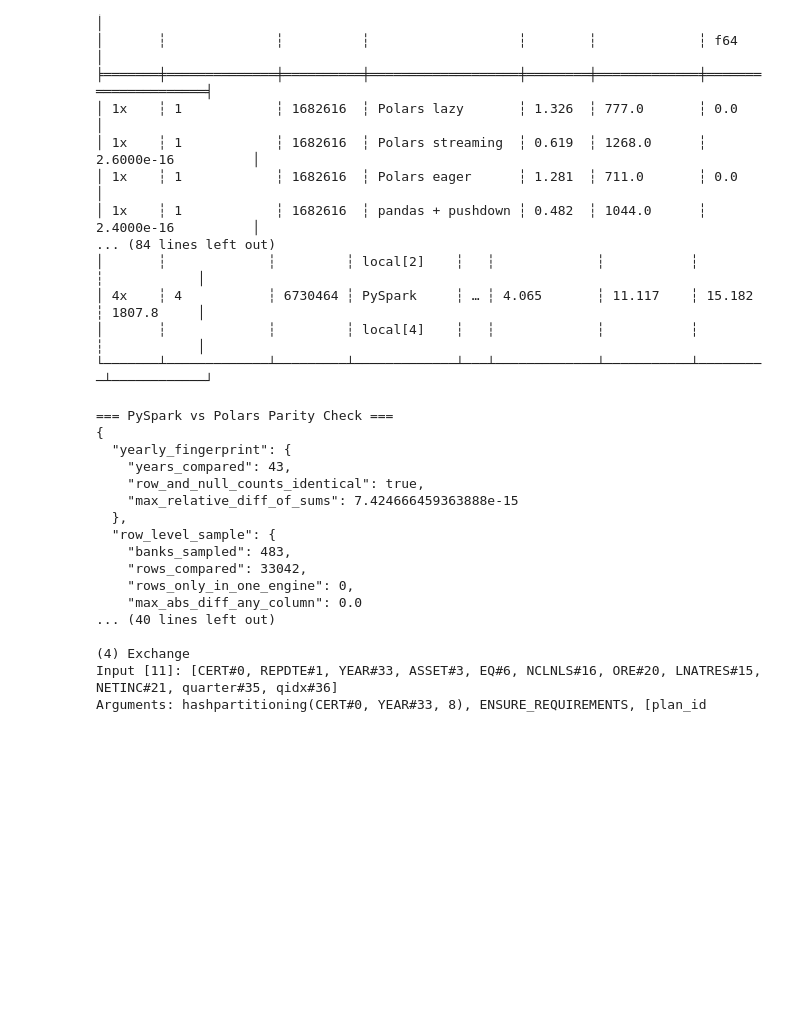
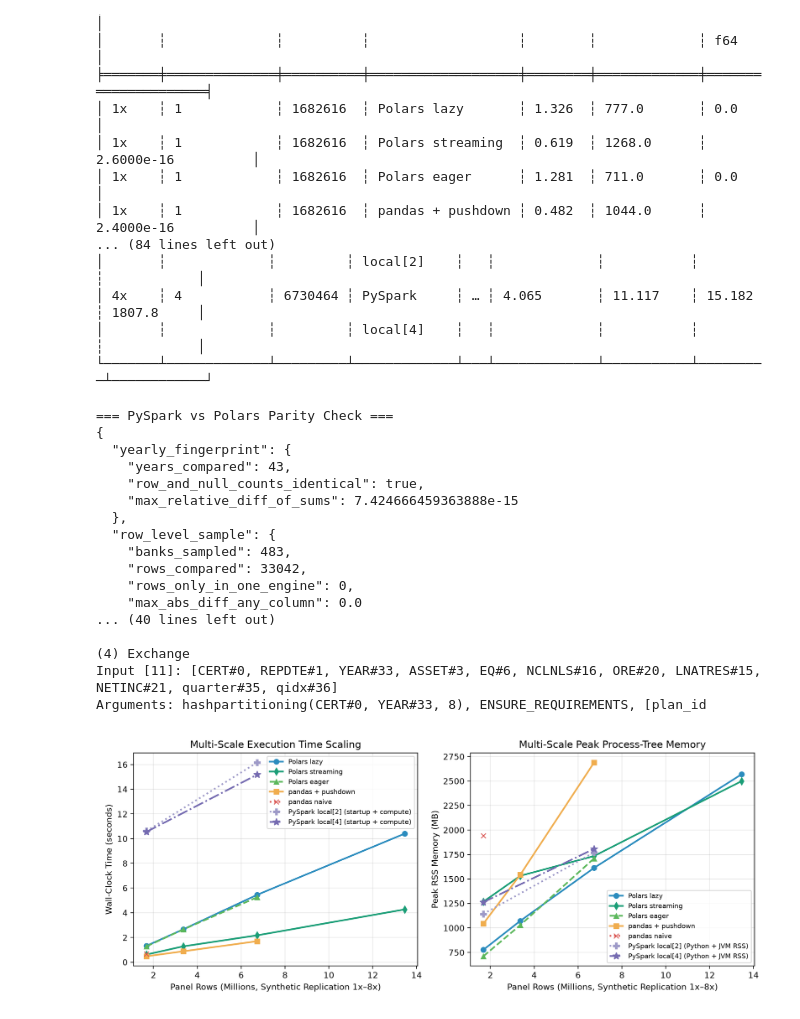
Before and after one commit to Henryy2510/bank-failure-early-warning, a Jupyter notebook: notebooks/03_scalable_processing_polars_spark.ipynb, the cells around one changed output. Drawn from its saved outputs; the diff is of its cells as text; code cells hidden in the pictures; blank space fills up the shorter version.

```diff
--- a/notebooks/03_scalable_processing_polars_spark.ipynb
+++ b/notebooks/03_scalable_processing_polars_spark.ipynb
@@ -53,26 +53,29 @@ shape: (15, 7)
 └───────┴─────────────┴─────────┴─────────────┴───┴─────────────┴───────────┴─────────┴────────────┘
 # %%
 import json
+from IPython.display import Image, display
 parity = json.loads(Path('../outputs/tables/spark_polars_parity.json').read_text(encoding='utf-8'))
 print('=== PySpark vs Polars Parity Check ===')
 print(json.dumps(parity, indent=2))
 print('\n=== PySpark Catalyst Execution Plan (Excerpt) ===')
 print(Path('../outputs/tables/spark_execution_plan.txt').read_text(encoding='utf-8')[:1500])
+display(Image(filename='../outputs/figures/part3_scaling_benchmark.png'))
 # %% [output]
 === PySpark vs Polars Parity Check ===
 {
   "yearly_fingerprint": {
     "years_compared": 43,
     "row_and_null_counts_identical": true,
     "max_relative_diff_of_sums": 7.424666459363888e-15
   },
   "row_level_sample": {
     "banks_sampled": 483,
     "rows_compared": 33042,
     "rows_only_in_one_engine": 0,
     "max_abs_diff_any_column": 0.0
 ... (40 lines left out)
 
 (4) Exchange
 Input [11]: [CERT#0, REPDTE#1, YEAR#33, ASSET#3, EQ#6, NCLNLS#16, ORE#20, LNATRES#15, NETINC#21, quarter#35, qidx#36]
 Arguments: hashpartitioning(CERT#0, YEAR#33, 8), ENSURE_REQUIREMENTS, [plan_id
+[figure, added]
```
Also changed, not shown: 18 other files.
